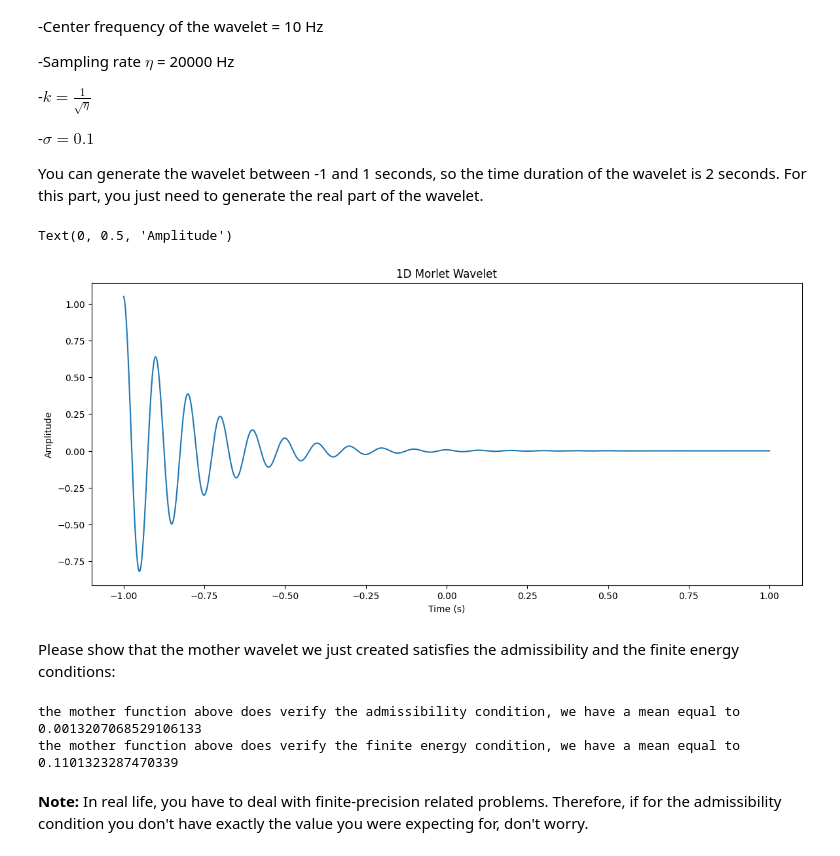
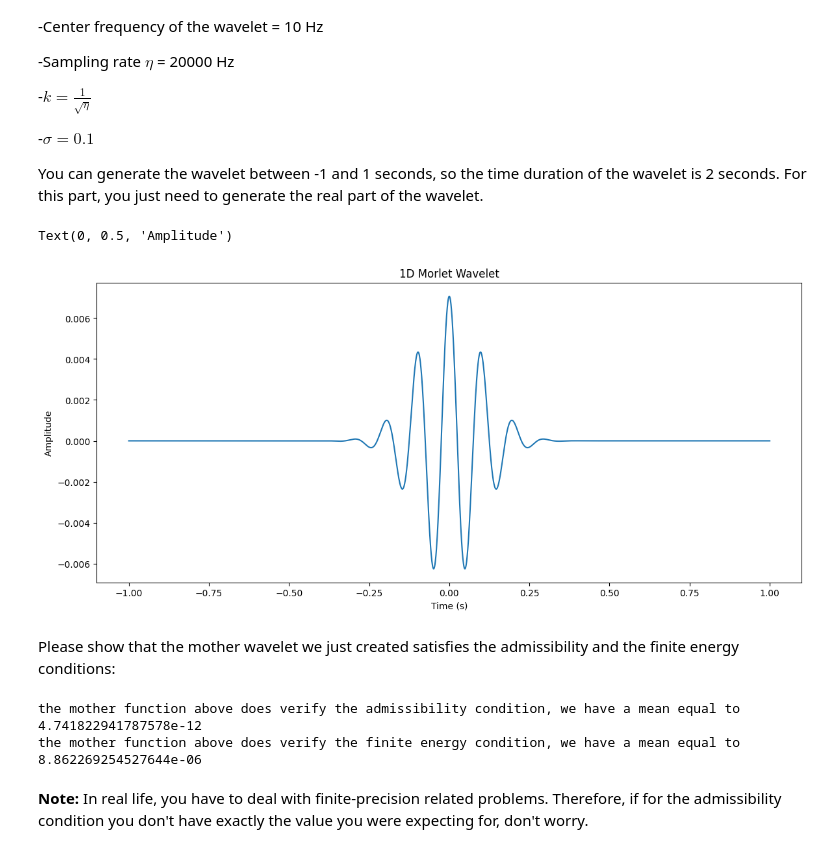
Before and after one commit to KHOUTAIBI/TSIA-TP, a Jupyter notebook: TP_Wavelets.ipynb, the cells around one changed output. Drawn from its saved outputs; the diff is of its cells as text; code cells hidden in the pictures.

```diff
--- a/TP_Wavelets.ipynb
+++ b/TP_Wavelets.ipynb
@@ -121,38 +121,39 @@ You can generate the wavelet between -1 and 1 seconds, so the time duration of t
 # %%
 # Morlet Wavelet Here
 eta = 20_000
 timesteps = np.linspace(-eta,eta,10000)/eta
 sigma = 0.1
-psi = (1/np.sqrt(eta)) * np.exp(2j*np.pi*10*timesteps) * np.exp((-1/2)*(timesteps/sigma))
+psi = (1/np.sqrt(eta)) * np.exp(2j*np.pi*10*timesteps) * np.exp((-1/2)*((timesteps/sigma))**2)
 
 # Plot the real part of the Morlet wavelet in 1D
 plt.figure(figsize=(14, 6))
-
 plt.plot(timesteps,np.real(psi))
 plt.title('1D Morlet Wavelet')
 plt.xlabel('Time (s)')
 plt.ylabel('Amplitude')
 # %% [output]
 Text(0, 0.5, 'Amplitude')
-[figure, old version]
+[figure, new version]
 # %% [markdown]
 Please show that the mother wavelet we just created satisfies the admissibility and the finite energy conditions:
 # %%
-# Let us verify the admissibility condition
-mean = integrate.quad(lambda x : np.real((1/np.sqrt(eta)) * np.exp(2j*np.pi*10*x) * np.exp((-1/2)*(x/sigma))),
+# Let us verify the admissibility condition, we use the scipy function, which return a tuple,
+# the first indexed item is the value, the second gives the margin of error
+
+mean = integrate.quad(lambda x : np.real((1/np.sqrt(eta)) * np.exp(2j*np.pi*10*x) * np.exp((-1/2)*((x/sigma))**2)),
                         -1,
                         +1)
 
 print(f'the mother function above does verify the admissibility condition, we have a mean equal to {mean[0]}')
 
-energy = integrate.quad(lambda x : np.abs((1/np.sqrt(eta)) * np.exp(2j*np.pi*10*x) * np.exp((-1/2)*(x/sigma)))**2,
+energy = integrate.quad(lambda x : np.abs((1/np.sqrt(eta)) * np.exp(2j*np.pi*10*x) * np.exp((-1/2)*((x/sigma)**2)))**2,
                         -1,
                         +1)
 
 print(f'the mother function above does verify the finite energy condition, we have a mean equal to {energy[0]}')
 # %% [output]
-the mother function above does verify the admissibility condition, we have a mean equal to 0.0013207068529106133
-the mother function above does verify the finite energy condition, we have a mean equal to 0.1101323287470339
+the mother function above does verify the admissibility condition, we have a mean equal to 4.741822941787578e-12
+the mother function above does verify the finite energy condition, we have a mean equal to 8.862269254527644e-06
 # %% [markdown]
 **Note:** In real life, you have to deal with finite-precision related problems. Therefore, if for the admissibility condition you don't have exactly the value you were expecting for, don't worry.
 # %% [markdown]
```
Also changed, not shown: parts of 14 cells of this notebook.
